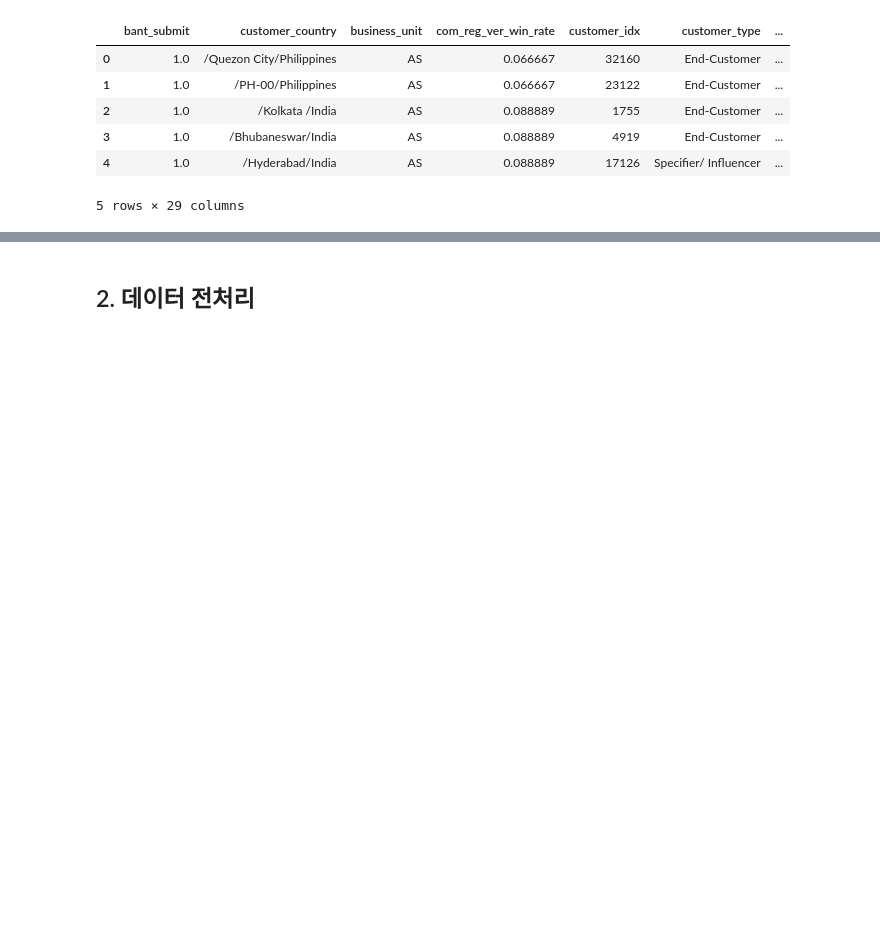
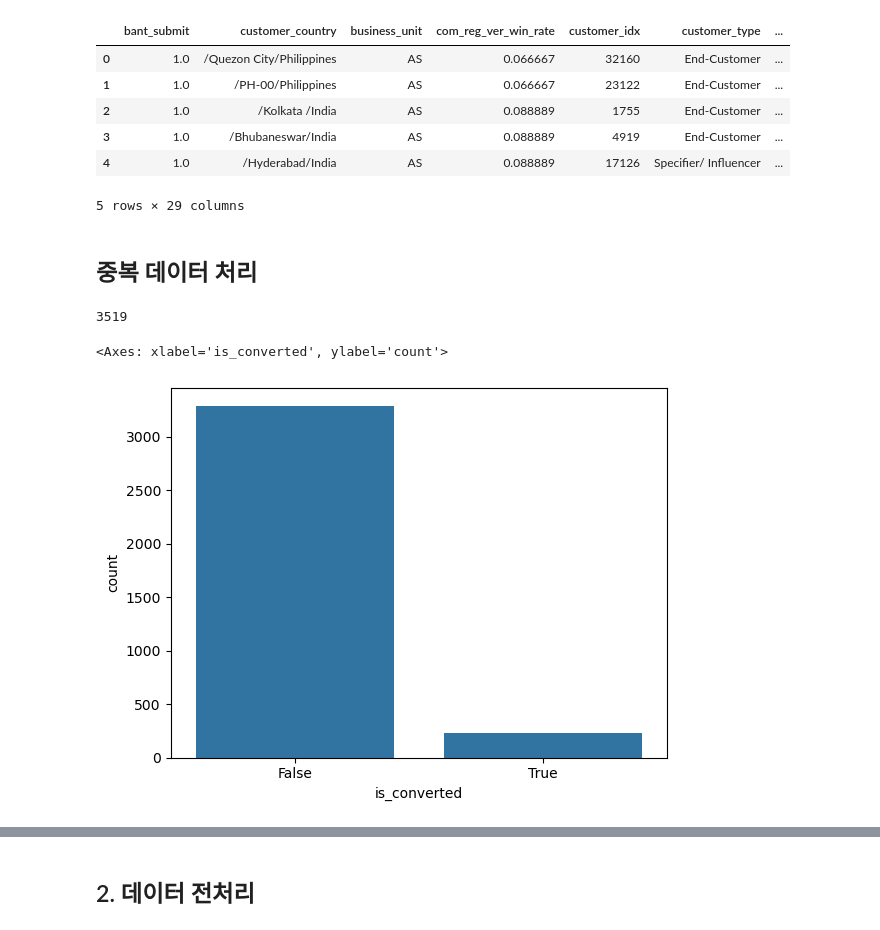
Before and after one commit to egahyun/LG_aimers_B2BEST, a Jupyter notebook: data_eda.ipynb, the cells around one changed output, grey strips where cells are left out. Drawn from its saved outputs; the diff is of its cells as text; code cells hidden in the pictures; blank space fills up the shorter version.

```diff
--- a/data_eda.ipynb
+++ b/data_eda.ipynb
@@ -63,3 +63,16 @@ df_train.head() # 학습용 데이터 살펴보기
 | 3 | 1.0 | /Bhubaneswar/India | AS | 0.088889 | 4919 | End-Customer | ... |
 | 4 | 1.0 | /Hyderabad/India | AS | 0.088889 | 17126 | Specifier/ Influencer | ... |
 5 rows × 29 columns
+# %% [markdown]
+## 중복 데이터 처리
+# %%
+df_train.duplicated().sum()
+# %% [output]
+3519
+# %%
+# 중복 데이터 True 비율 확인
+# 기존 데이터와 차이 없음
+sns.countplot(x = 'is_converted', data = df_train[df_train.duplicated()])
+# %% [output]
+<Axes: xlabel='is_converted', ylabel='count'>
+[figure, added]
```
Also changed, not shown: parts of 8 cells of this notebook, 1 other file.
